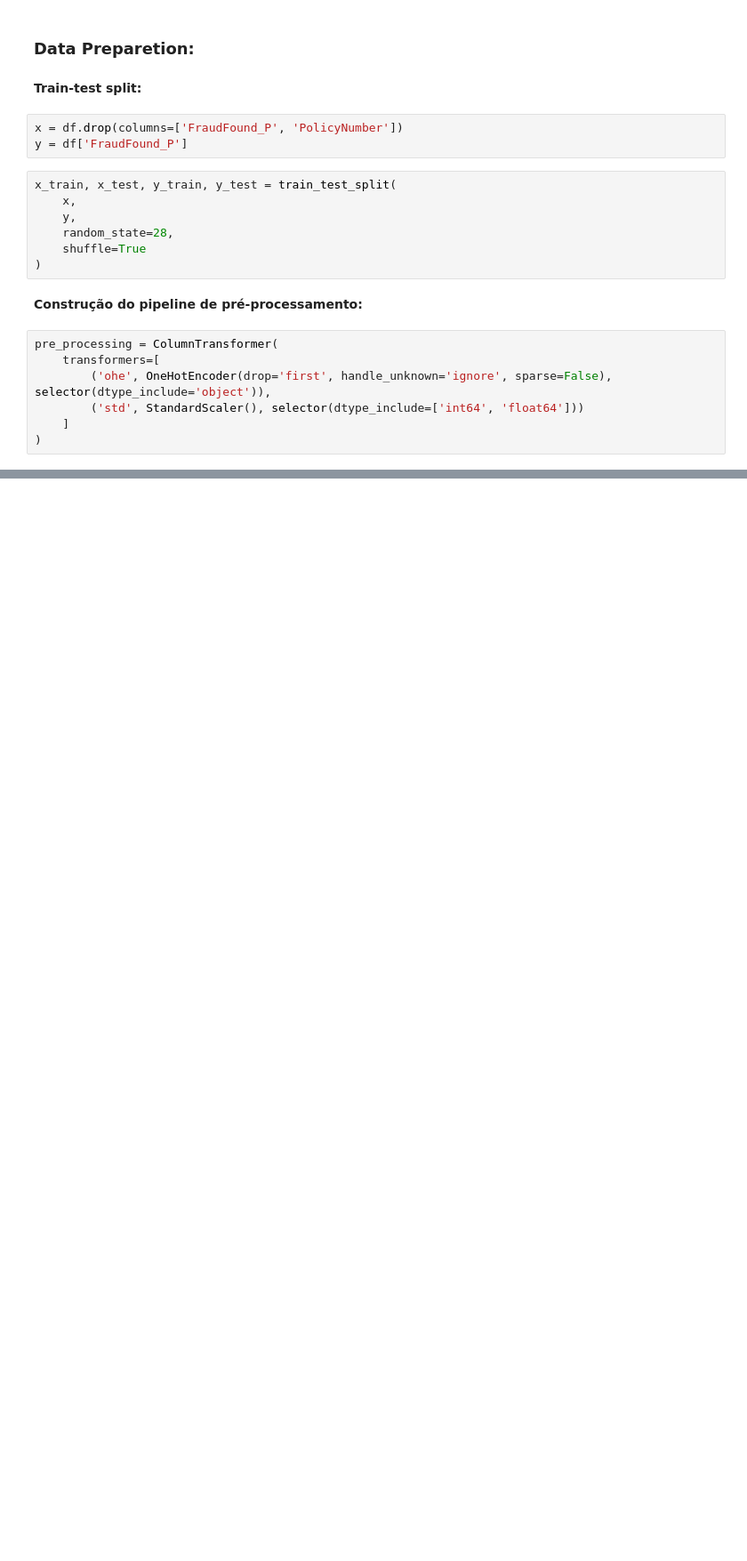
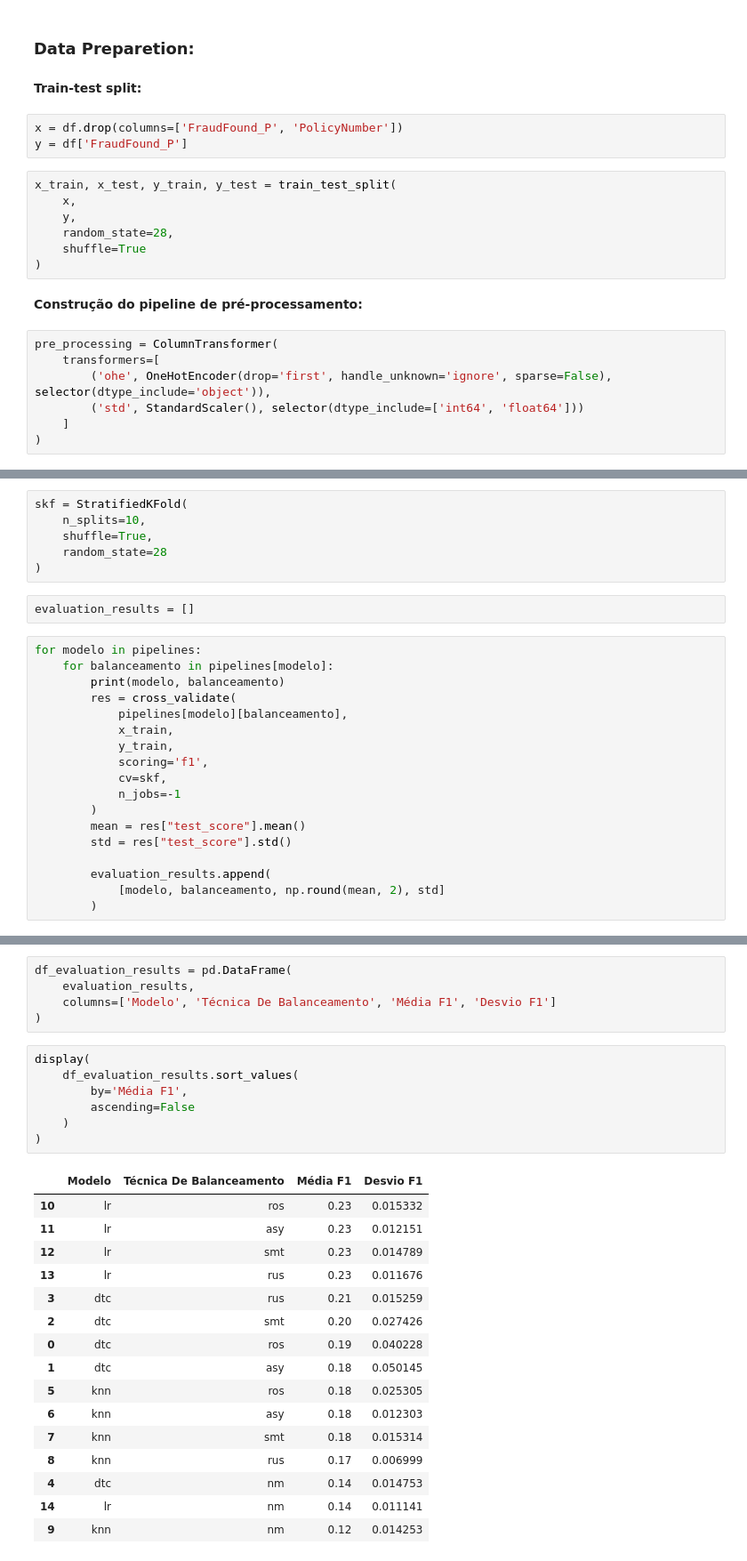
Before and after one commit to SamuelBarbosaDev/Fraud_Detection_In_Vehicle_Insurance, a Jupyter notebook: core/core/main.ipynb, the cells around one changed output, grey strips where cells are left out. Shown at 89% size. Drawn from its saved outputs; the diff is of its cells as text; blank space fills up the shorter version.

```diff
--- a/core/core/main.ipynb
+++ b/core/core/main.ipynb
@@ -206,0 +252,26 @@ pre_processing = ColumnTransformer(
+# %%
+skf = StratifiedKFold(
+    n_splits=10,
+    shuffle=True,
+    random_state=28
+)
+# %%
+evaluation_results = []
+# %%
+for modelo in pipelines:
+    for balanceamento in pipelines[modelo]:
+        print(modelo, balanceamento)
+        res = cross_validate(
+            pipelines[modelo][balanceamento],
+            x_train,
+            y_train,
+            scoring='f1',
+            cv=skf,
+            n_jobs=-1
+        )
+        mean = res["test_score"].mean()
+        std = res["test_score"].std()
+
+        evaluation_results.append(
+            [modelo, balanceamento, np.round(mean, 2), std]
+        )
@@ -206,0 +280,29 @@ pre_processing = ColumnTransformer(
+# %%
+df_evaluation_results = pd.DataFrame(
+    evaluation_results,
+    columns=['Modelo', 'Técnica De Balanceamento', 'Média F1', 'Desvio F1']
+)
+# %%
+display(
+    df_evaluation_results.sort_values(
+        by='Média F1',
+        ascending=False
+    )
+)
+# %% [output]
+|  | Modelo | Técnica De Balanceamento | Média F1 | Desvio F1 |
+| 10 | lr | ros | 0.23 | 0.015332 |
+| 11 | lr | asy | 0.23 | 0.012151 |
+| 12 | lr | smt | 0.23 | 0.014789 |
+| 13 | lr | rus | 0.23 | 0.011676 |
+| 3 | dtc | rus | 0.21 | 0.015259 |
+| 2 | dtc | smt | 0.20 | 0.027426 |
+| 0 | dtc | ros | 0.19 | 0.040228 |
+| 1 | dtc | asy | 0.18 | 0.050145 |
+| 5 | knn | ros | 0.18 | 0.025305 |
+| 6 | knn | asy | 0.18 | 0.012303 |
+| 7 | knn | smt | 0.18 | 0.015314 |
+| 8 | knn | rus | 0.17 | 0.006999 |
+| 4 | dtc | nm | 0.14 | 0.014753 |
+| 14 | lr | nm | 0.14 | 0.011141 |
+| 9 | knn | nm | 0.12 | 0.014253 |
```
Also changed, not shown: parts of 8 cells of this notebook.
